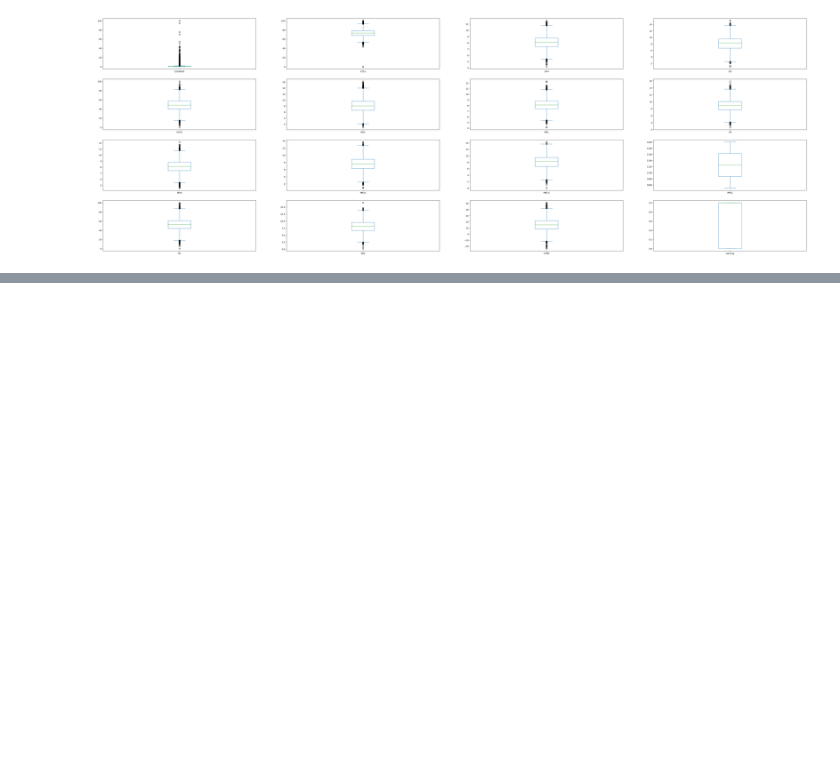
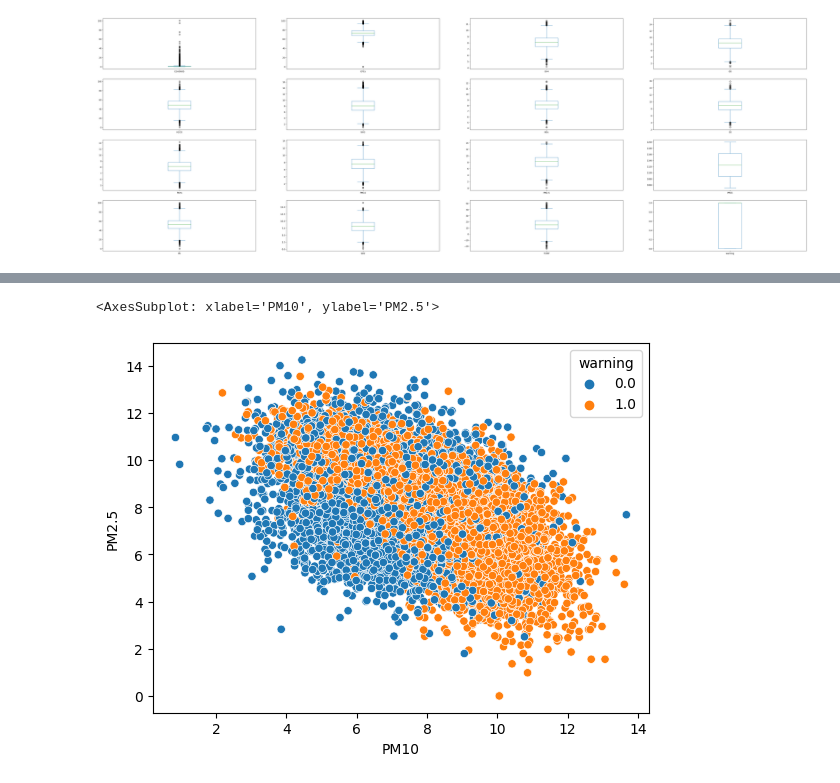
Before and after one commit to Roman-24/IAU-project, a Jupyter notebook: iau_prj_env/bitarovsky_machacova.ipynb, the cells around one changed output, grey strips where cells are left out. Cells and saved outputs as stored; diff of their text form; code cells hidden in the pictures; blank space fills up the shorter version.

```diff
--- a/iau_prj_env/bitarovsky_machacova.ipynb
+++ b/iau_prj_env/bitarovsky_machacova.ipynb
@@ -303,0 +332,6 @@ sns.heatmap(labor_copy.corr(), annot=True, cmap='coolwarm')
+# %%
+# nič moc korelácia
+sns.scatterplot(x=df_nums_only['PM10'], y=df_nums_only['PM2.5'], hue=df_nums_only['warning'])
+# %% [output]
+<AxesSubplot: xlabel='PM10', ylabel='PM2.5'>
+[figure, added]
```
Also changed, not shown: parts of 11 cells of this notebook.
